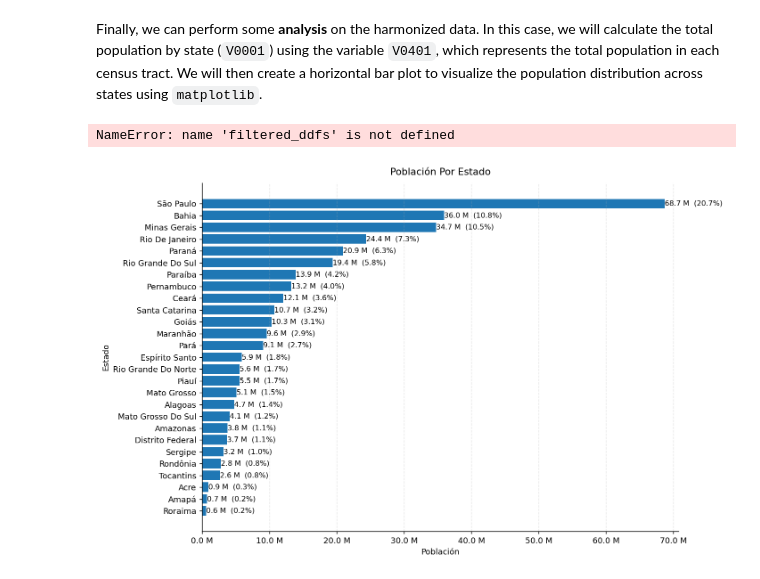
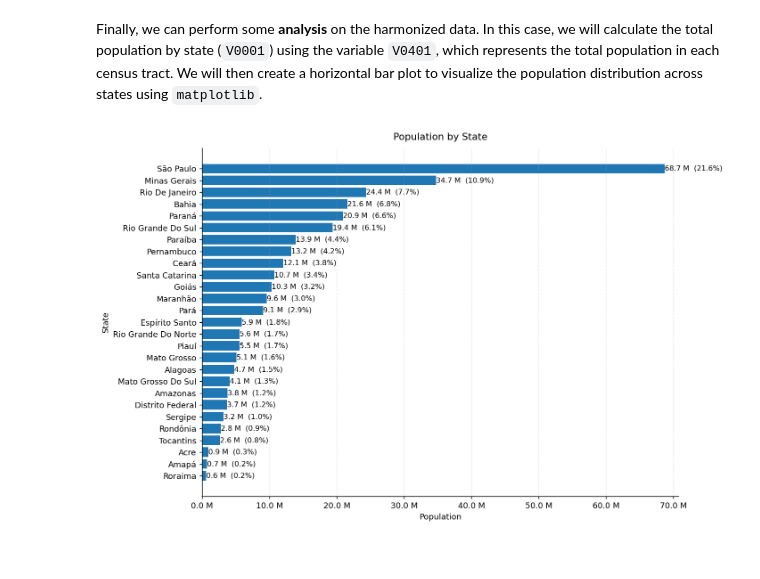
Before and after one commit to harmonize-tools/socio4health, a Jupyter notebook: docs/source/notebooks/example_brazil.ipynb, the cells around one changed output. Drawn from its saved outputs; the diff is of its cells as text; code cells hidden in the pictures.

Commit message:
Update Brazil example notebook outputs and paths
Se puso filtro cero y se probo nb

```diff
--- a/docs/source/notebooks/example_brazil.ipynb
+++ b/docs/source/notebooks/example_brazil.ipynb
@@ -67,7 +67,7 @@ dic = harmonizer_utils.s4h_translate_column(dic, "description", language="en")
 dic = harmonizer_utils.s4h_translate_column(dic, "possible_answers", language="en")
 dic = harmonizer_utils.s4h_classify_rows(dic, "question_en", "description_en", "possible_answers_en",
                                         new_column_name="category",
-                                        MODEL_PATH="files/bert_finetuned_classifier")
+                                        MODEL_PATH="../../../../input/bert_finetuned_classifier")
 dic
 # %% [output]
 question translated
@@ -160,8 +174,6 @@ ddf = ddf.assign(
 ).categorize(columns=["V0001"])
 
 pop = ddf.groupby("V0001")["V0401"].sum(split_out=8).compute()
-# %% [output]
-NameError: name 'filtered_ddfs' is not defined
 # %%
 row = dic.loc[dic["variable_name"]=="V0001", ["value","possible_answers"]].iloc[0]
 
@@ -182,27 +194,27 @@ code2name = dict(zip(keys, labs))
 
 pop_named = pop.rename(index=code2name)
 # %%
-top = pop_named.sort_values()
+top = pop_named[pop_named > 0].sort_values()
 top_titled = top.copy()
 top_titled.index = [str(s).title() for s in top.index]
 
 fig, ax = plt.subplots(figsize=(11,7), dpi=130)
 ax.barh(top_titled.index, top_titled.values)
 
 ax.spines["top"].set_visible(False)
 ax.spines["right"].set_visible(False)
 ax.set_title(f"Population by State", pad=10)
 ax.set_xlabel("Population")
 ax.set_ylabel("State")
 ax.xaxis.set_major_formatter(FuncFormatter(lambda x, p: f"{x/1e6:.1f} M"))
 
 total = pop_named.sum()
 for i, v in enumerate(top_titled.values):
     ax.text(v, i, f"{v/1e6:.1f} M  ({v/total:.1%})", va="center", ha="left", fontsize=9)
 
 ax.grid(axis="x", linestyle="--", alpha=0.3)
 plt.margins(x=0.03)
 plt.tight_layout()
 plt.show()
 # %% [output]
-[figure, old version]
+[figure, new version]
```
Also changed, not shown: parts of 3 cells of this notebook, 1 other file.
